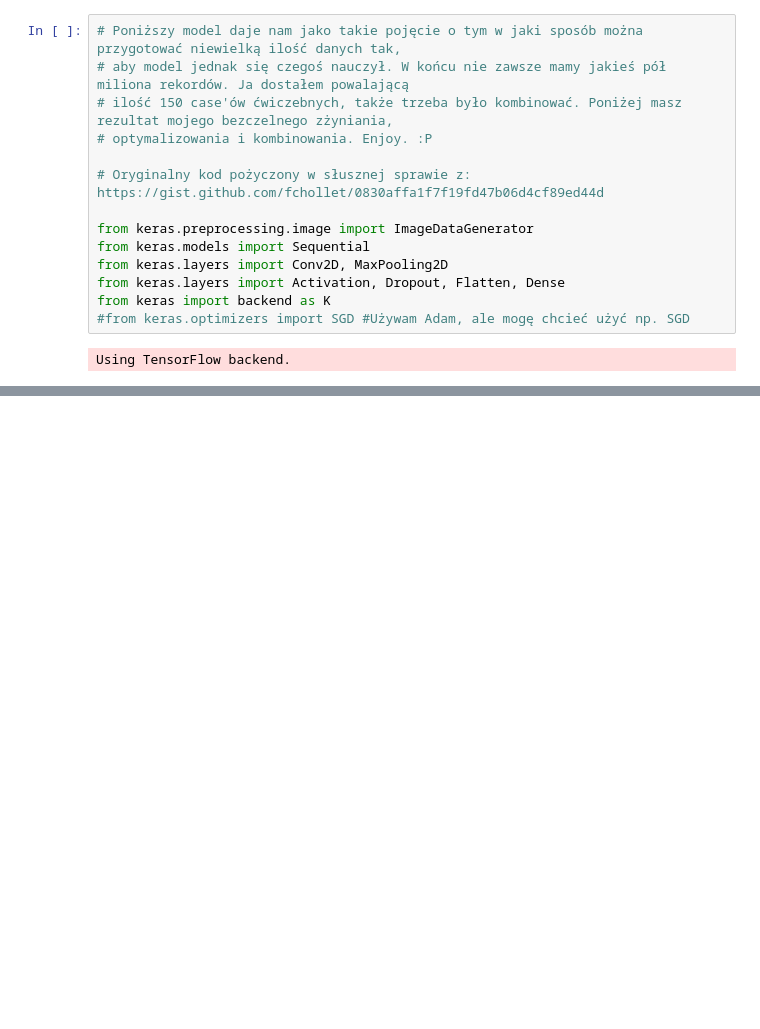
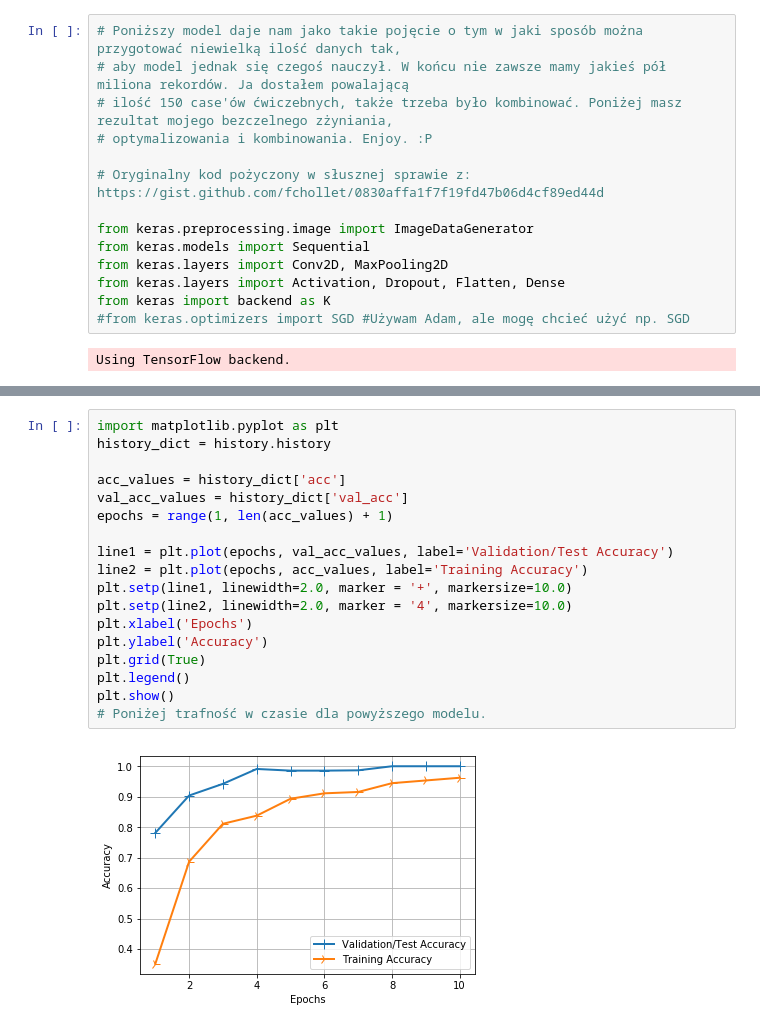
Before and after one commit to Bahusson/ai, a Jupyter notebook: research_process/Keras_Nb_1.ipynb, the cells around one changed output, grey strips where cells are left out. Drawn from its saved outputs; the diff is of its cells as text; blank space fills up the shorter version.

```diff
--- a/research_process/Keras_Nb_1.ipynb
+++ b/research_process/Keras_Nb_1.ipynb
@@ -150,0 +174,20 @@ Epoch 15/15
+# %%
+import matplotlib.pyplot as plt
+history_dict = history.history
+
+acc_values = history_dict['acc']
+val_acc_values = history_dict['val_acc']
+epochs = range(1, len(acc_values) + 1)
+
+line1 = plt.plot(epochs, val_acc_values, label='Validation/Test Accuracy')
+line2 = plt.plot(epochs, acc_values, label='Training Accuracy')
+plt.setp(line1, linewidth=2.0, marker = '+', markersize=10.0)
+plt.setp(line2, linewidth=2.0, marker = '4', markersize=10.0)
+plt.xlabel('Epochs')
+plt.ylabel('Accuracy')
+plt.grid(True)
+plt.legend()
+plt.show()
+# Poniżej trafność w czasie dla powyższego modelu.
+# %% [output]
+[figure, added]
```
Also changed, not shown: parts of 6 cells of this notebook.
